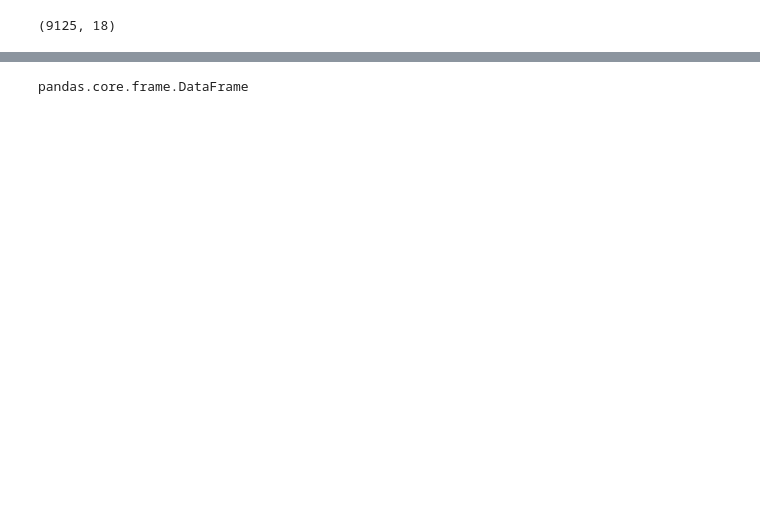
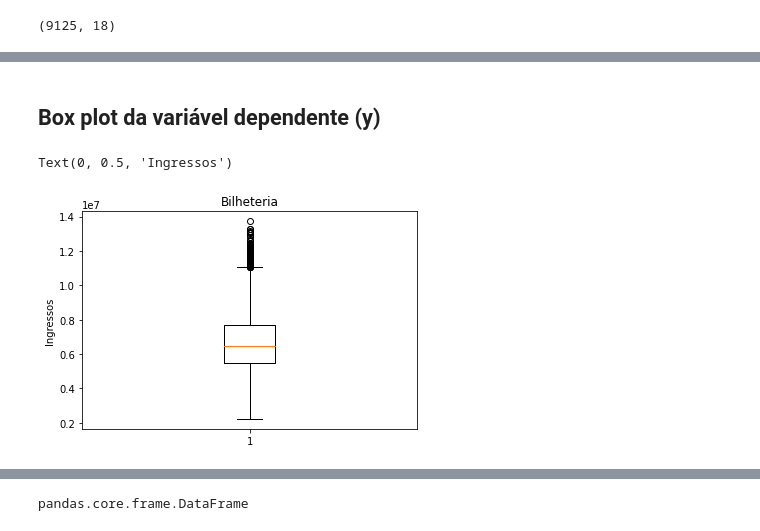
Before and after one commit to leandrorodor/ALR-Machine_Learning_AS, a Jupyter notebook: regressao_linear_multipla.ipynb, the cells around one changed output, grey strips where cells are left out. Cells and saved outputs as stored; diff of their text form; code cells hidden in the pictures; blank space fills up the shorter version.

```diff
--- a/regressao_linear_multipla.ipynb
+++ b/regressao_linear_multipla.ipynb
@@ -35,0 +68,9 @@ movies.shape
+# %% [markdown]
+## Box plot da variável dependente (y)
+# %%
+plt.boxplot(x=movies['Bilheteria'])
+plt.title("Bilheteria")
+plt.ylabel("Ingressos")
+# %% [output]
+Text(0, 0.5, 'Ingressos')
+[figure, added]
```
Also changed, not shown: parts of 105 cells of this notebook.
